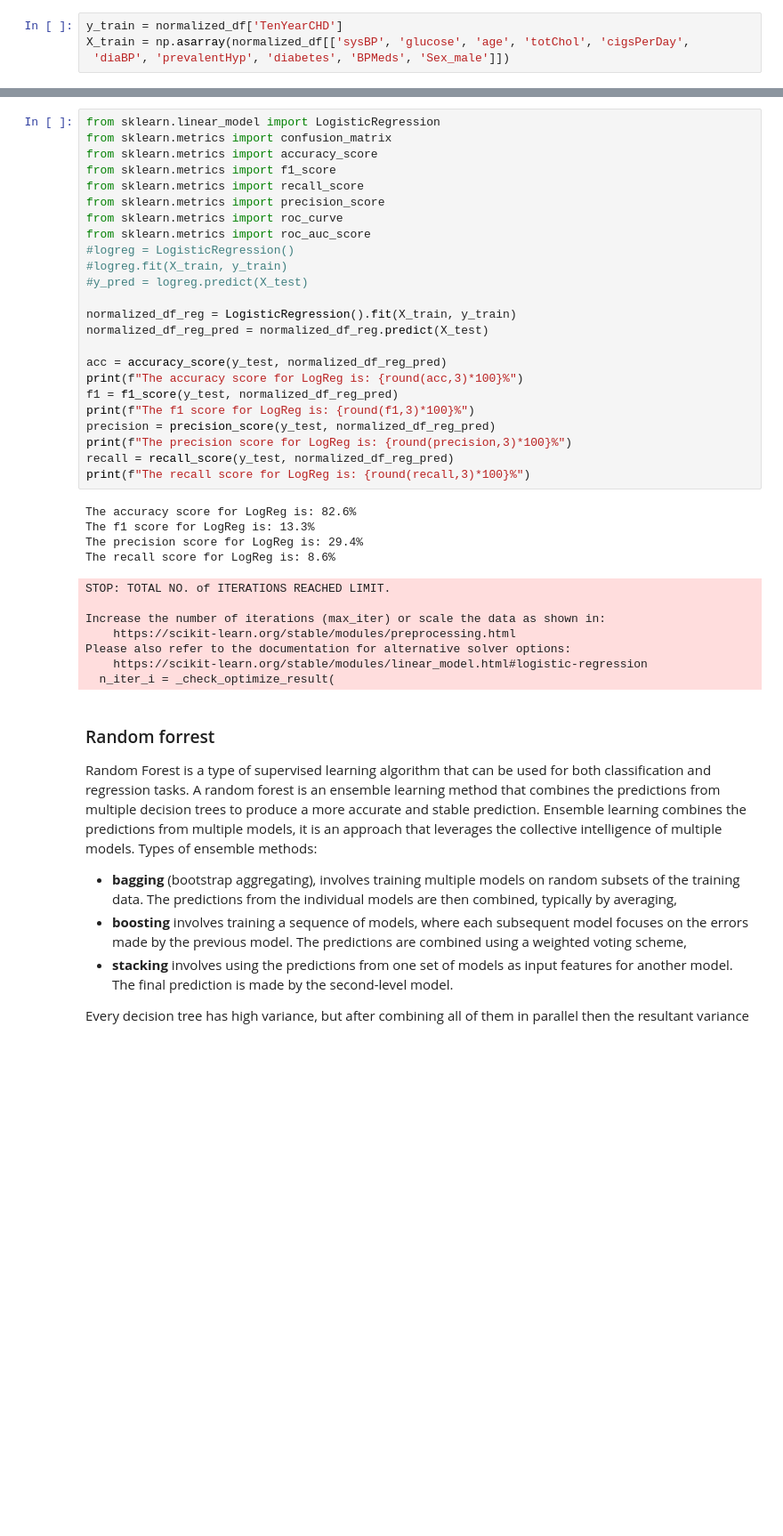
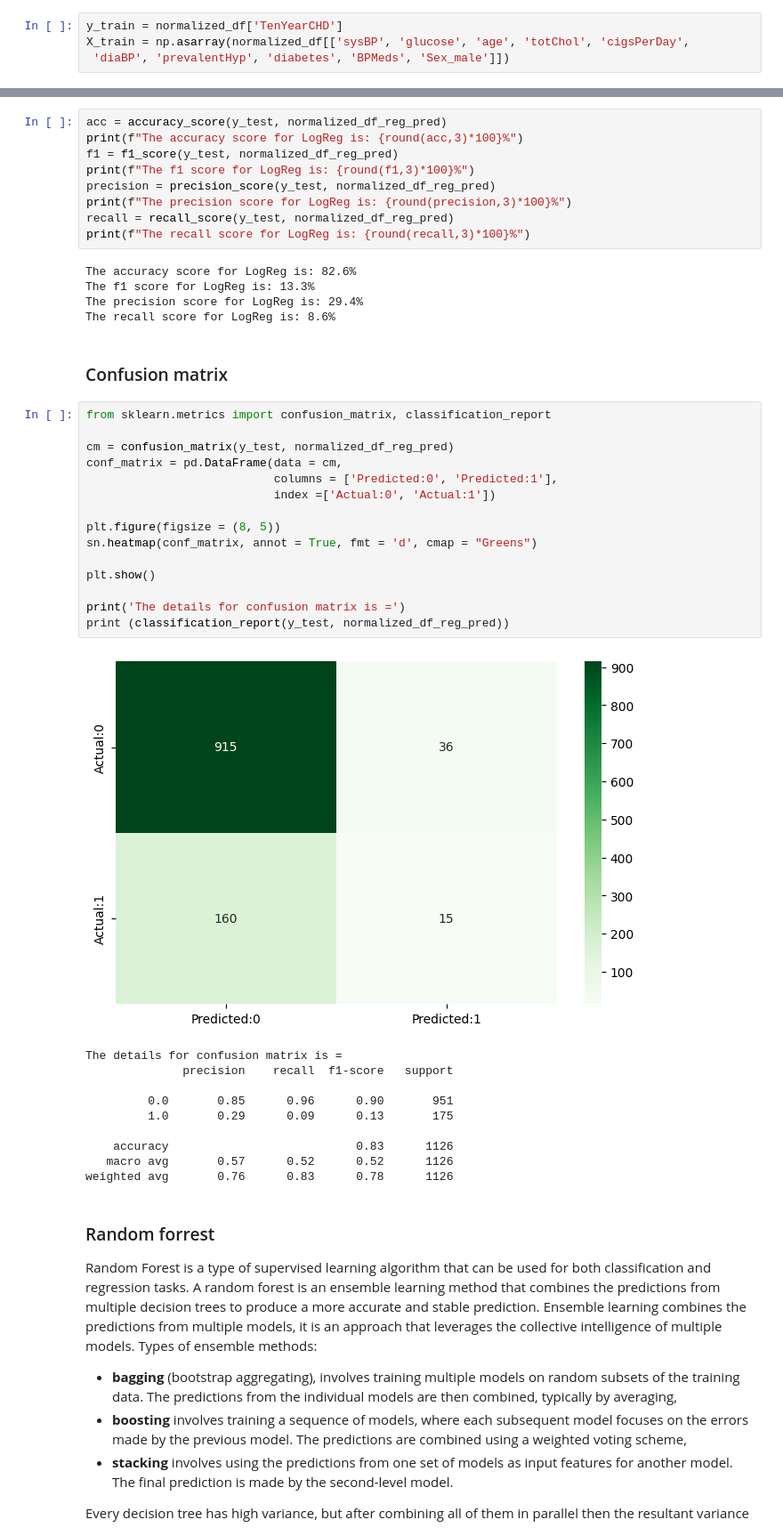
Before and after one commit to alekubala/Logistic_regression, a Jupyter notebook: heart_disease.ipynb, the cells around one changed output, grey strips where cells are left out. Shown: that part at 89% size. Saved outputs shown, nothing was run; the diff lists cells and outputs as text; blank space fills up the shorter version.

```diff
--- a/heart_disease.ipynb
+++ b/heart_disease.ipynb
@@ -388,19 +393,4 @@ X_train = np.asarray(normalized_df[['sysBP', 'glucose', 'age', 'totChol', 'cigsP
 # %%
-from sklearn.linear_model import LogisticRegression
-from sklearn.metrics import confusion_matrix
-from sklearn.metrics import accuracy_score
-from sklearn.metrics import f1_score
-from sklearn.metrics import recall_score
-from sklearn.metrics import precision_score
-from sklearn.metrics import roc_curve
-from sklearn.metrics import roc_auc_score
-#logreg = LogisticRegression()
-#logreg.fit(X_train, y_train)
-#y_pred = logreg.predict(X_test)
-
-normalized_df_reg = LogisticRegression().fit(X_train, y_train)
-normalized_df_reg_pred = normalized_df_reg.predict(X_test)
-
 acc = accuracy_score(y_test, normalized_df_reg_pred)
 print(f"The accuracy score for LogReg is: {round(acc,3)*100}%")
 f1 = f1_score(y_test, normalized_df_reg_pred)
@@ -414,13 +404,34 @@ The accuracy score for LogReg is: 82.6%
 The f1 score for LogReg is: 13.3%
 The precision score for LogReg is: 29.4%
 The recall score for LogReg is: 8.6%
-STOP: TOTAL NO. of ITERATIONS REACHED LIMIT.
-
-Increase the number of iterations (max_iter) or scale the data as shown in:
-    https://scikit-learn.org/stable/modules/preprocessing.html
-Please also refer to the documentation for alternative solver options:
-    https://scikit-learn.org/stable/modules/linear_model.html#logistic-regression
-  n_iter_i = _check_optimize_result(
+# %% [markdown]
+### Confusion matrix
+# %%
+from sklearn.metrics import confusion_matrix, classification_report
+
+cm = confusion_matrix(y_test, normalized_df_reg_pred)
+conf_matrix = pd.DataFrame(data = cm,
+                           columns = ['Predicted:0', 'Predicted:1'],
+                           index =['Actual:0', 'Actual:1'])
+
+plt.figure(figsize = (8, 5))
+sn.heatmap(conf_matrix, annot = True, fmt = 'd', cmap = "Greens")
+
+plt.show()
+
+print('The details for confusion matrix is =')
+print (classification_report(y_test, normalized_df_reg_pred))
+# %% [output]
+[figure, added]
+The details for confusion matrix is =
+              precision    recall  f1-score   support
+
+         0.0       0.85      0.96      0.90       951
+         1.0       0.29      0.09      0.13       175
+
+    accuracy                           0.83      1126
+   macro avg       0.57      0.52      0.52      1126
+weighted avg       0.76      0.83      0.78      1126
 # %% [markdown]
 ### Random forrest
 
```
Also changed, not shown: parts of 16 cells of this notebook.
